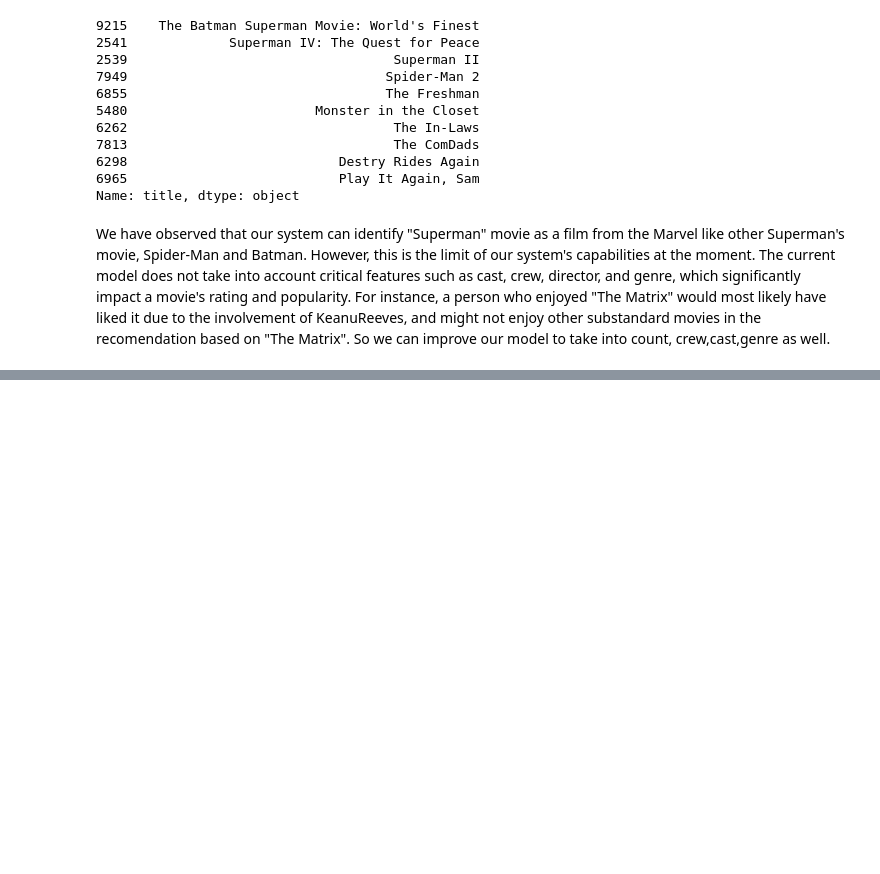
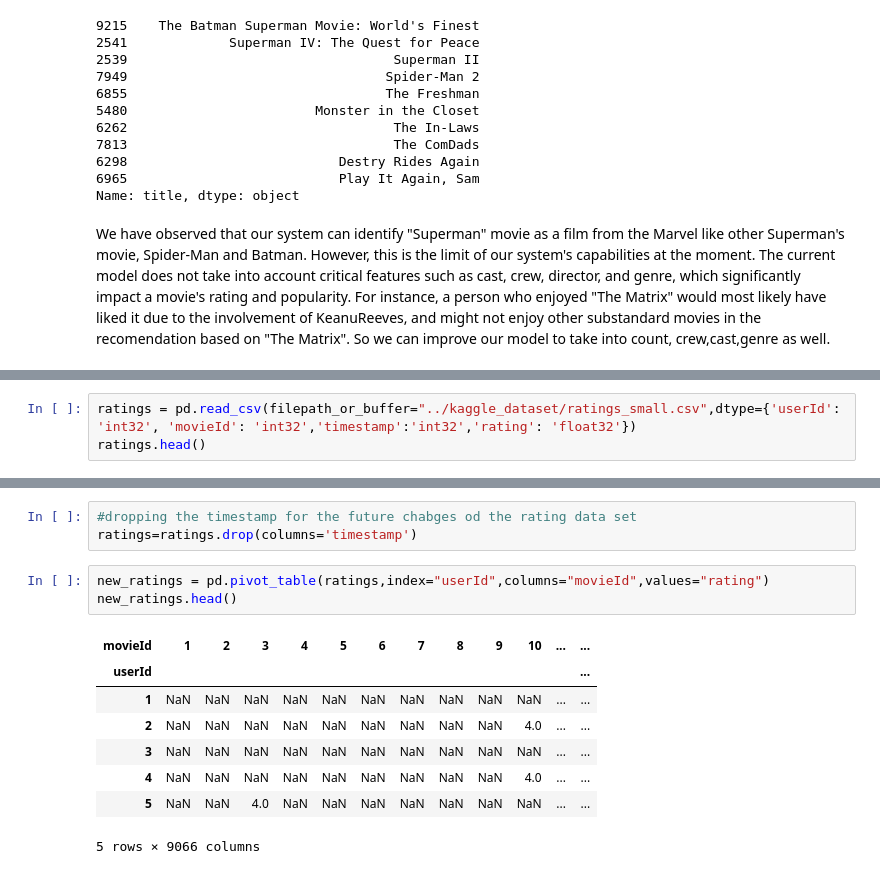
Before and after one commit to alexakh95/seminarAI, a Jupyter notebook: recomendation_system.ipynb, the cells around one changed output, grey strips where cells are left out. Saved outputs shown, nothing was run; the diff lists cells and outputs as text; blank space fills up the shorter version.

```diff
--- a/recomendation_system.ipynb
+++ b/recomendation_system.ipynb
@@ -281,0 +291,3 @@ We have observed that our system can identify "Superman" movie as a film from th
+# %%
+ratings = pd.read_csv(filepath_or_buffer="../kaggle_dataset/ratings_small.csv",dtype={'userId': 'int32', 'movieId': 'int32','timestamp':'int32','rating': 'float32'})
+ratings.head()
@@ -281,0 +301,15 @@ We have observed that our system can identify "Superman" movie as a film from th
+# %%
+#dropping the timestamp for the future chabges od the rating data set
+ratings=ratings.drop(columns='timestamp')
+# %%
+new_ratings = pd.pivot_table(ratings,index="userId",columns="movieId",values="rating")
+new_ratings.head()
+# %% [output]
+| movieId | 1 | 2 | 3 | 4 | 5 | 6 | 7 | 8 | 9 | 10 | ... | ... |
+| userId |  |  |  |  |  |  |  |  |  |  |  | ... |
+| 1 | NaN | NaN | NaN | NaN | NaN | NaN | NaN | NaN | NaN | NaN | ... | ... |
+| 2 | NaN | NaN | NaN | NaN | NaN | NaN | NaN | NaN | NaN | 4.0 | ... | ... |
+| 3 | NaN | NaN | NaN | NaN | NaN | NaN | NaN | NaN | NaN | NaN | ... | ... |
+| 4 | NaN | NaN | NaN | NaN | NaN | NaN | NaN | NaN | NaN | 4.0 | ... | ... |
+| 5 | NaN | NaN | 4.0 | NaN | NaN | NaN | NaN | NaN | NaN | NaN | ... | ... |
+5 rows × 9066 columns
```
Also changed, not shown: parts of 4 cells of this notebook.
